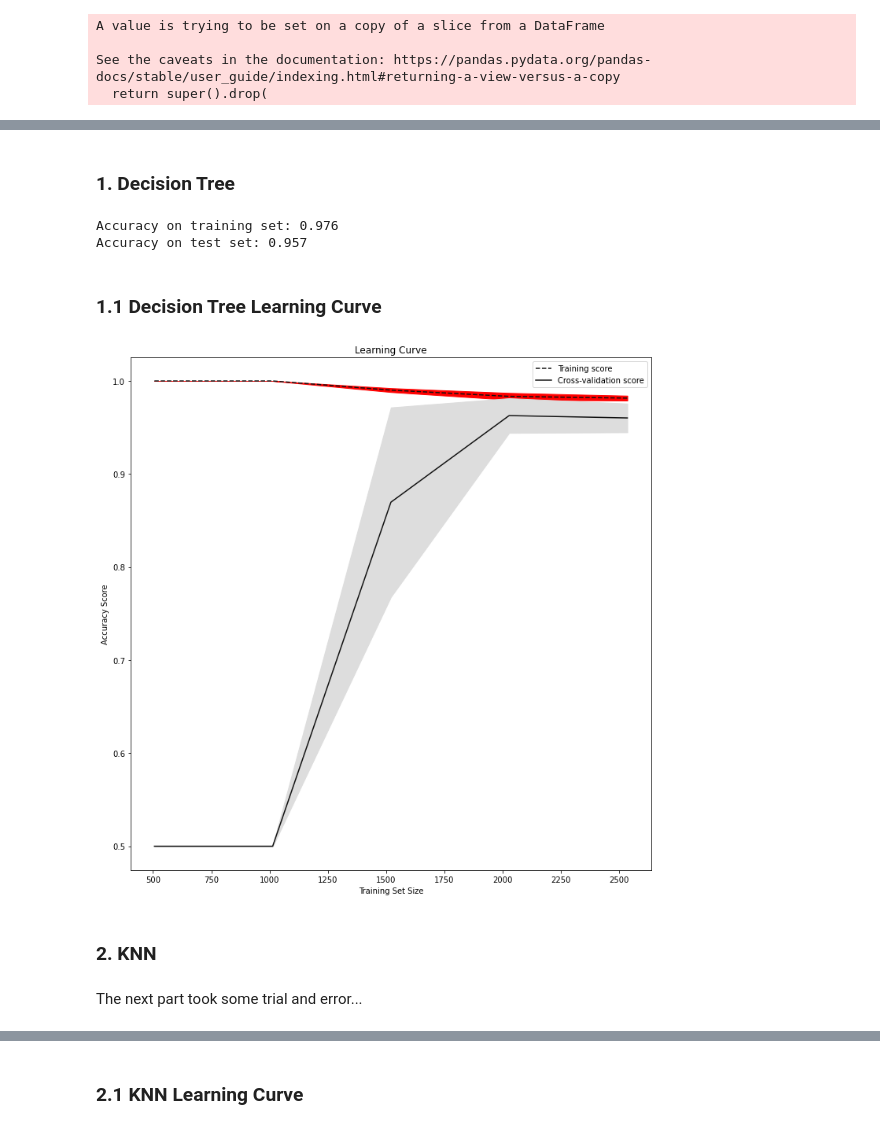
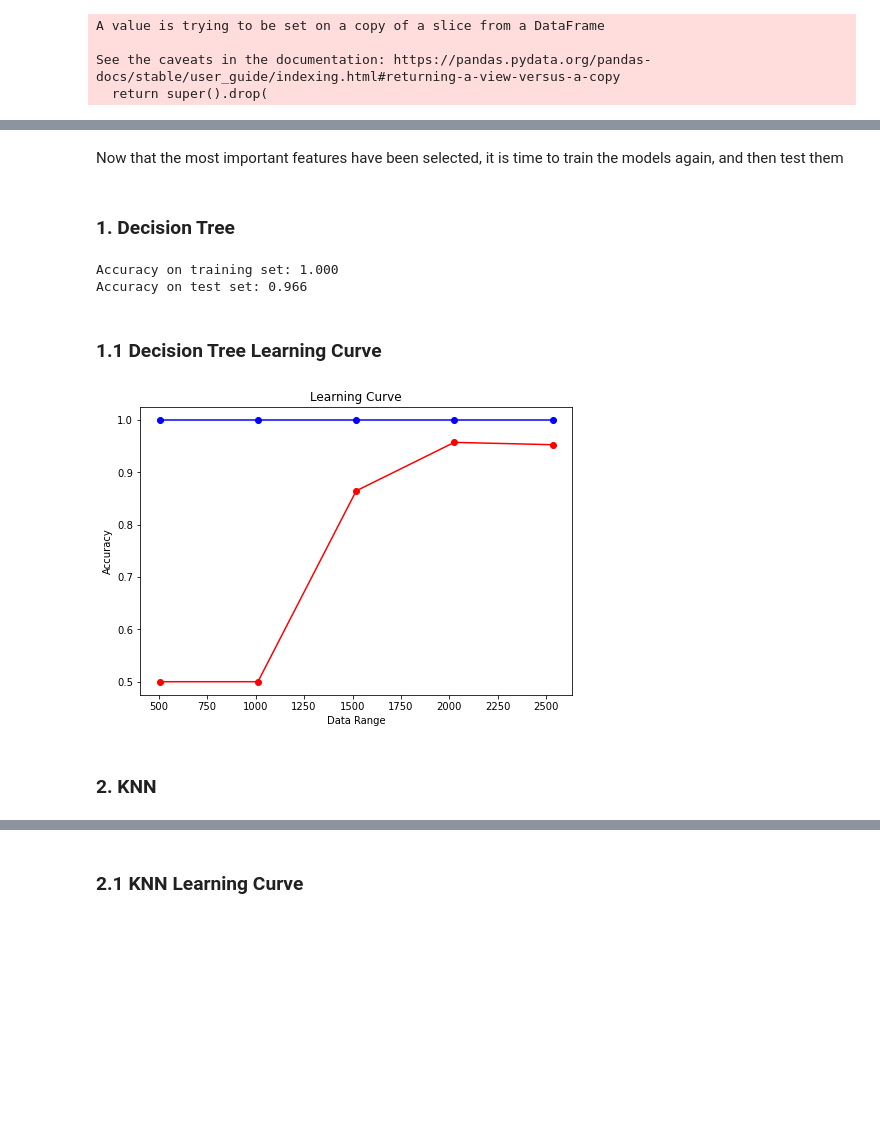
Before and after one commit to Popusa/gender-voice-classification, a Jupyter notebook: gender-voice-classification.ipynb, the cells around one changed output, grey strips where cells are left out. Saved outputs shown, nothing was run; the diff lists cells and outputs as text; code cells hidden in the pictures; blank space fills up the shorter version.

```diff
--- a/gender-voice-classification.ipynb
+++ b/gender-voice-classification.ipynb
@@ -105,4 +113,4 @@ df[df.duplicated()]
 | 2403 | 0.212190 | 0.043190 | 0.215153 | 0.188957 | 0.245644 | 0.056687 | 1.862573 | 6.109790 | 0.877669 | 0.314398 | ... | ... |
 2 rows × 21 columns
 # %%
-df.drop_duplicates()
+df.drop_duplicates(inplace = True)
@@ -301,6 +561,6 @@ def correlation(dataset, threshold):
                 col_corr.add(colname)
     return col_corr
 # %%
-correlated_features = correlation(x_train, 0.7)
+correlated_features = correlation(x_train, 0.8)
 correlated_features
 # %% [output]
@@ -328,2 +578,4 @@ See the caveats in the documentation: https://pandas.pydata.org/pandas-docs/stab
+# %% [markdown]
+Now that the most important features have been selected, it is time to train the models again, and then test them
 # %% [markdown]
 ### 1. Decision Tree
@@ -332,40 +582,39 @@ from sklearn.tree import DecisionTreeClassifier
 # %%
-dtree = DecisionTreeClassifier(max_depth = 4,random_state= 42)
+dtree = DecisionTreeClassifier(random_state= 42)
 dtree.fit(x_train, y_train)
 print("Accuracy on training set: {:.3f}".format(dtree.score(x_train, y_train)))
 print("Accuracy on test set: {:.3f}".format(dtree.score(x_test, y_test)))
 # %% [output]
-Accuracy on training set: 0.976
-Accuracy on test set: 0.957
+Accuracy on training set: 1.000
+Accuracy on test set: 0.966
 # %% [markdown]
 ### 1.1 Decision Tree Learning Curve
 # %%
 train_sizes, train_scores, test_scores = learning_curve(
     estimator=dtree,
     X=x,
     y=y,
     cv=5,
     scoring="accuracy",
     train_sizes = [0.2,0.4,0.6,0.8,1]
 )
 train_mean = np.mean(train_scores, axis=1)
 train_std = np.std(train_scores, axis=1)
 
 test_mean = np.mean(test_scores, axis=1)
 test_std = np.std(test_scores, axis=1)
 
-plt.subplots(1, figsize=(10,10))
-plt.plot(train_sizes, train_mean, '--', color="#111111",  label="Training score")
-plt.plot(train_sizes, test_mean, color="#111111", label="Cross-validation score")
-
-plt.fill_between(train_sizes, train_mean - train_std, train_mean + train_std, color="r")
-plt.fill_between(train_sizes, test_mean - test_std, test_mean + test_std, color="#DDDDDD")
-
-plt.title("Learning Curve")
-plt.xlabel("Training Set Size"), plt.ylabel("Accuracy Score"), plt.legend(loc="best")
-plt.tight_layout()
+fig=plt.figure()
+ax=fig.add_axes([0,0,1,1])
+ax.scatter(x=train_sizes,y= train_scores.mean(axis=1), color='b')
+ax.scatter(x=train_sizes,y=test_scores.mean(axis=1), color='r')
+ax.plot(train_sizes,train_scores.mean(axis=1), color='b')
+ax.plot(train_sizes,test_scores.mean(axis=1), color='r')
+ax.set_xlabel('Data Range')
+ax.set_ylabel('Accuracy')
+ax.set_title('Learning Curve')
 plt.show()
 # %% [output]
-[figure, old version]
+[figure, new version]
 # %% [markdown]
 ### 2. KNN
@@ -374,2 +620,0 @@ from sklearn.neighbors import KNeighborsClassifier
-# %% [markdown]
-The next part took some trial and error...
```
Also changed, not shown: parts of 104 cells of this notebook.
